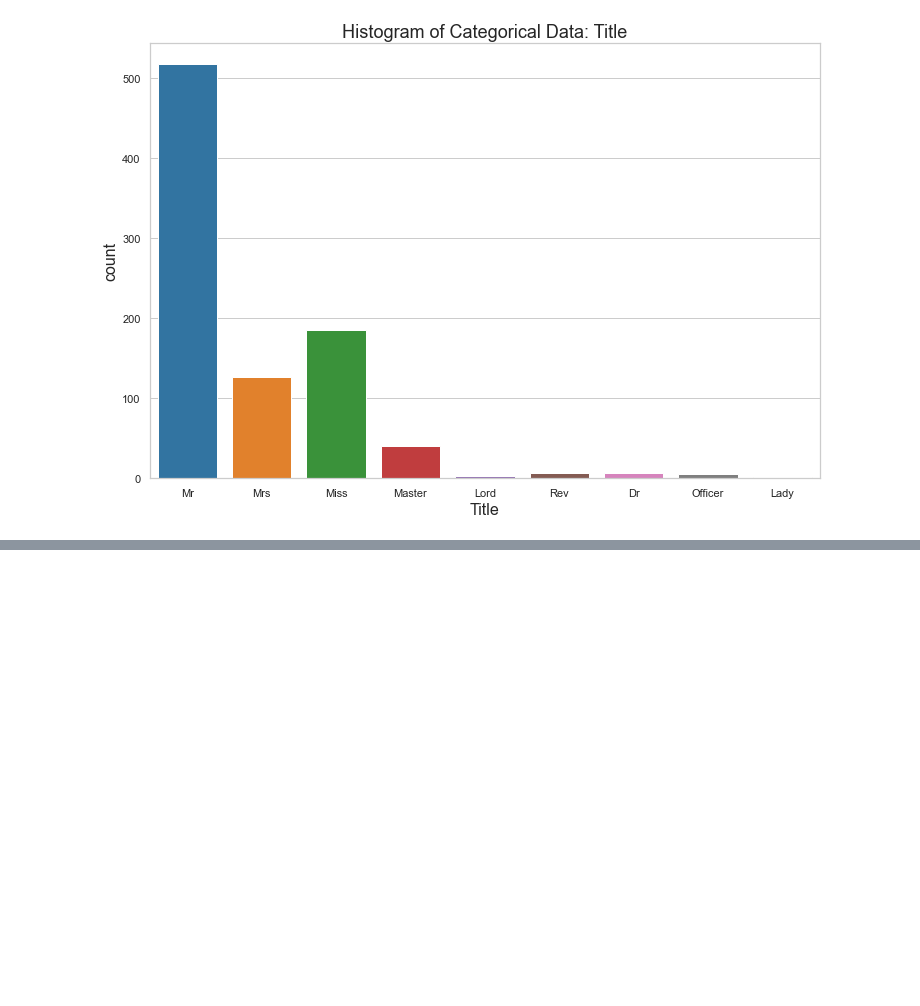
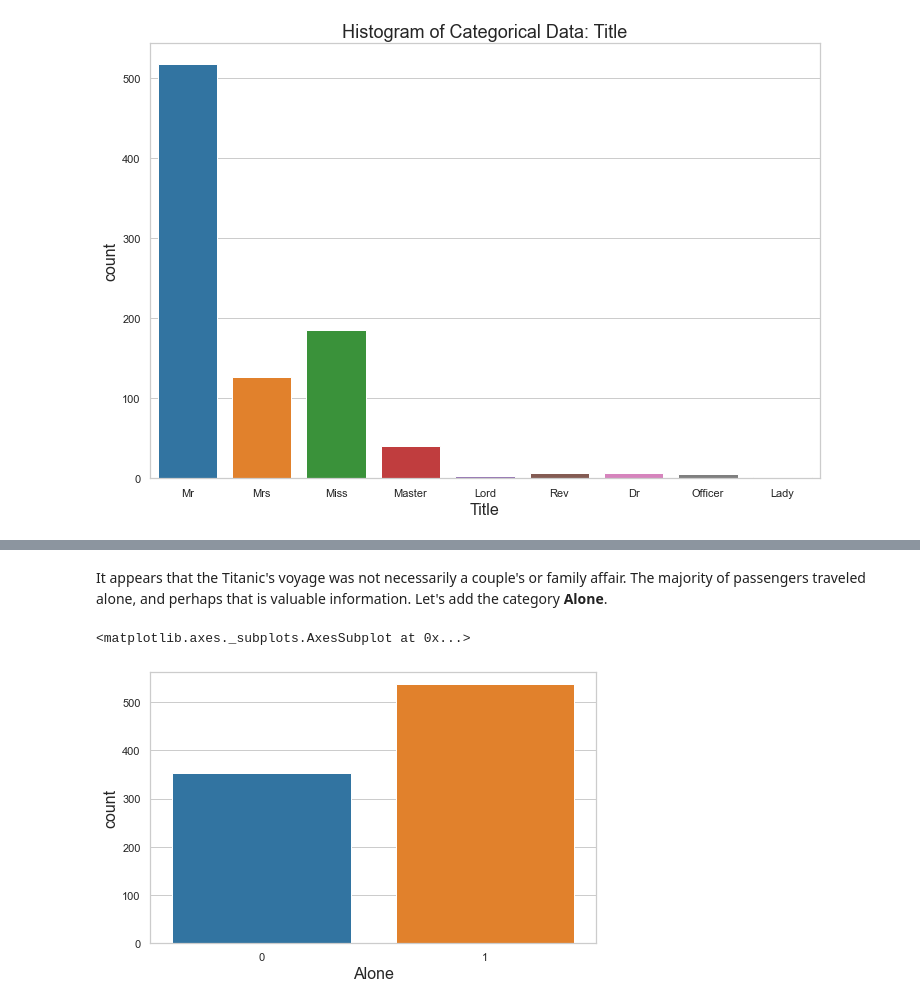
Before and after one commit to wcneill/kaggle, a Jupyter notebook: titanic/log_reg_00v2.ipynb, the cells around one changed output, grey strips where cells are left out. Saved outputs shown, nothing was run; the diff lists cells and outputs as text; code cells hidden in the pictures; blank space fills up the shorter version.

```diff
--- a/titanic/log_reg_00v2.ipynb
+++ b/titanic/log_reg_00v2.ipynb
@@ -149,0 +159,9 @@ It appears based on our title data that the majority of our passengers were male
+# %% [markdown]
+It appears that the Titanic's voyage was not necessarily a couple's or family affair. The majority of passengers traveled alone, and perhaps that is valuable information. Let's add the category __Alone__.
+# %%
+train_df['Alone'] = train_df.FamilySize.apply(lambda x: 1 if x==1 else 0)
+plt.figure(figsize=(8,5))
+sns.countplot(train_df.Alone)
+# %% [output]
+<matplotlib.axes._subplots.AxesSubplot at 0x...>
+[figure, added]
```
Also changed, not shown: parts of 26 cells of this notebook.
